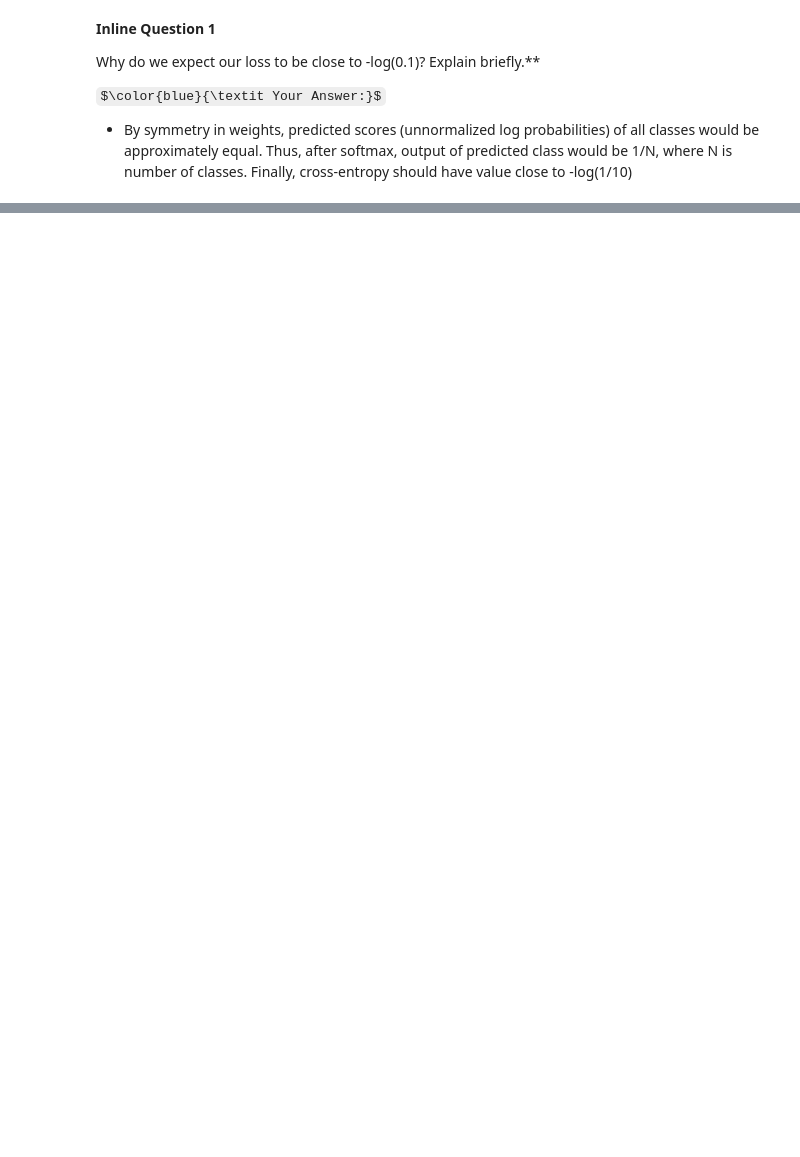
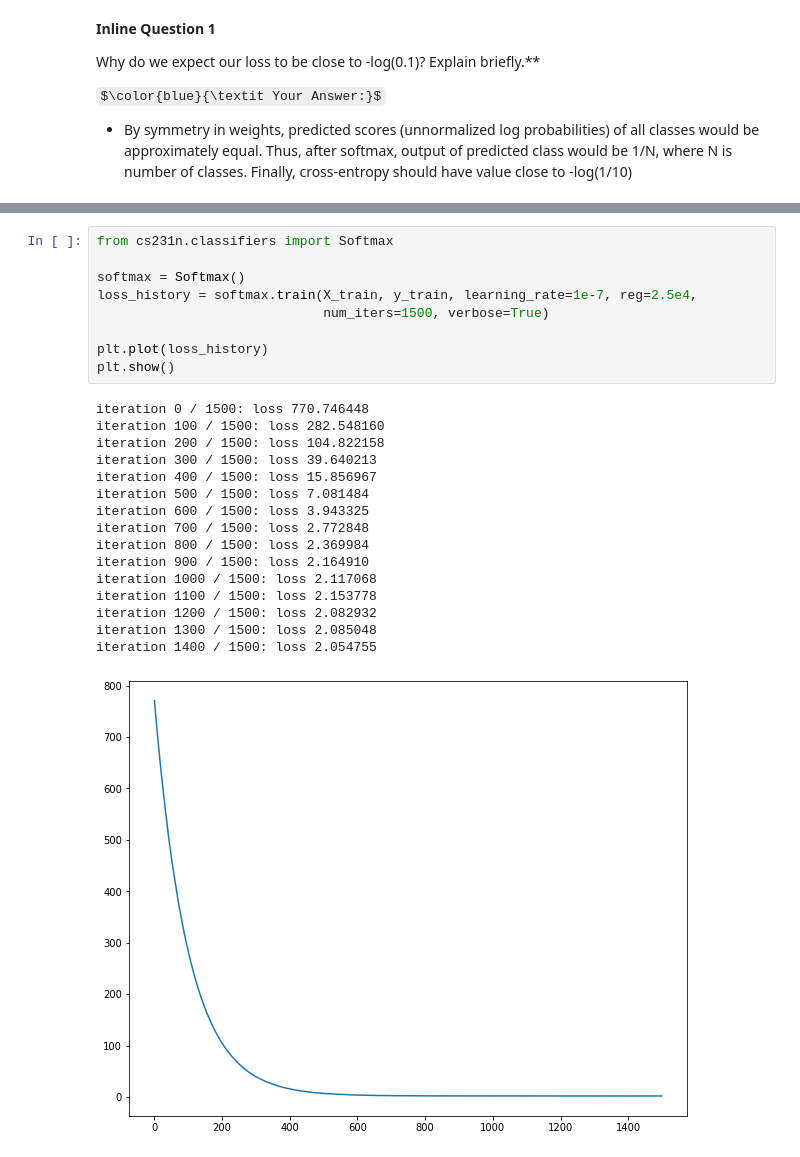
Before and after one commit to aduzhinskaya/cs231n, a Jupyter notebook: assignment1/softmax.ipynb, the cells around one changed output, grey strips where cells are left out. Drawn from its saved outputs; the diff is of its cells as text; some formulas as TeX source; blank space fills up the shorter version.

Commit message:
Optimization of Softmax classifier loss with SGD. Vectorized implementation. Hyperparameter tuning with random search.

```diff
--- a/assignment1/softmax.ipynb
+++ b/assignment1/softmax.ipynb
@@ -267,0 +266,26 @@ print('Gradient difference: %f' % grad_difference)
+# %%
+from cs231n.classifiers import Softmax
+
+softmax = Softmax()
+loss_history = softmax.train(X_train, y_train, learning_rate=1e-7, reg=2.5e4,
+                             num_iters=1500, verbose=True)
+
+plt.plot(loss_history)
+plt.show()
+# %% [output]
+iteration 0 / 1500: loss 770.746448
+iteration 100 / 1500: loss 282.548160
+iteration 200 / 1500: loss 104.822158
+iteration 300 / 1500: loss 39.640213
+iteration 400 / 1500: loss 15.856967
+iteration 500 / 1500: loss 7.081484
+iteration 600 / 1500: loss 3.943325
+iteration 700 / 1500: loss 2.772848
+iteration 800 / 1500: loss 2.369984
+iteration 900 / 1500: loss 2.164910
+iteration 1000 / 1500: loss 2.117068
+iteration 1100 / 1500: loss 2.153778
+iteration 1200 / 1500: loss 2.082932
+iteration 1300 / 1500: loss 2.085048
+iteration 1400 / 1500: loss 2.054755
+[figure, added]
```
Also changed, not shown: parts of 12 cells of this notebook, 1 other file.
